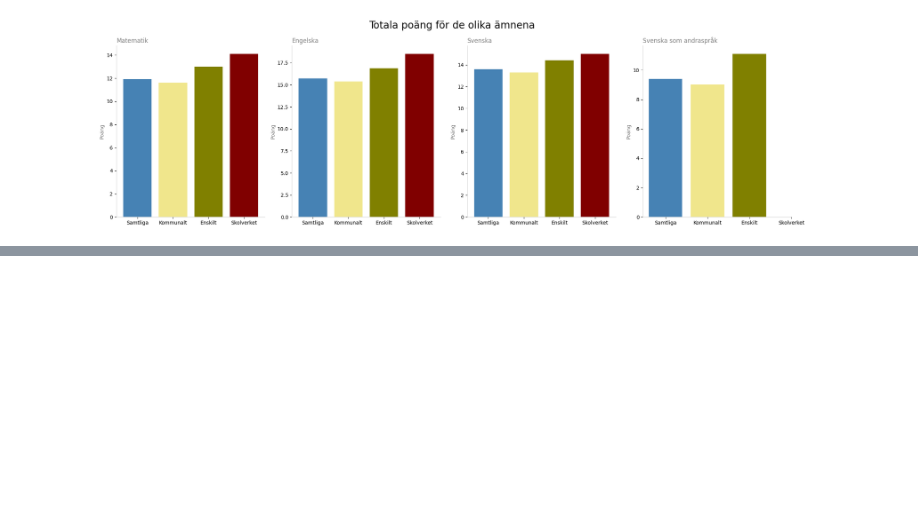
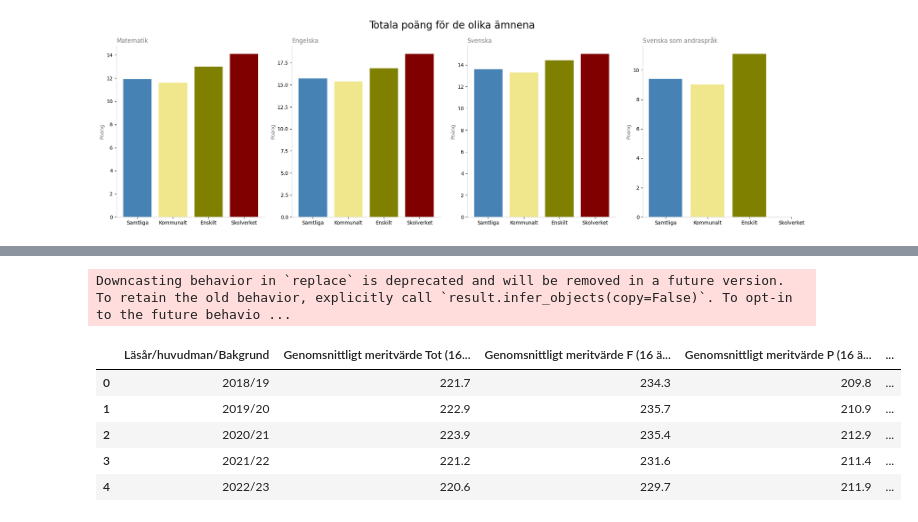
Before and after one commit to Utjiman/Python-Richard-Boden-OPA23, a Jupyter notebook: Labb2/Labb2.ipynb, the cells around one changed output, grey strips where cells are left out. Cells and saved outputs as stored; diff of their text form; code cells hidden in the pictures; blank space fills up the shorter version.

Commit message:
Remade 0.c) removed 0.e) in labb 2 started uppgift 1

```diff
--- a/Labb2/Labb2.ipynb
+++ b/Labb2/Labb2.ipynb
@@ -148,0 +156,25 @@ plt.show()
+# %%
+file_path_betyg = ("../Labb2/betyg_o_prov_riksnivå.xlsx")
+
+
+df_betyg_T1a = pd.read_excel(file_path_betyg, sheet_name='Tabell 1A', skiprows=9)
+df_betyg_T1b = pd.read_excel(file_path_betyg, sheet_name='Tabell 1B', skiprows=7)
+
+df_betyg_T1a.columns = ['Läsår/huvudman/Bakgrund', 'Elever som avslutat åk 9 (Totalt)', 'Elever som avslutat åk 9 (Flickor)', 'Elever som avslutat åk 9 (Pojkar)', ' Med slutbetyg (Totalt)',
+                        'Med slutbetyg (Flickor)', 'Med slutbetyg (Pojkar)', 'Med godkända slutbetyg (Totalt)',
+                        'Med godkända slutbetyg (Flickor)', 'Med godkända slutbetyg (Pojkar)']
+df_betyg_T1a.replace('.', np.nan, inplace=True)
+
+df_betyg_T1b.columns = ['Läsår/huvudman/Bakgrund', 'Genomsnittligt meritvärde Tot (16 ämnen)', 'Genomsnittligt meritvärde F (16 ämnen)', 'Genomsnittligt meritvärde P (16 ämnen)', ' Genomsnittligt meritvärde Tot (17 ämnen)',
+                        'Genomsnittligt meritvärde F (17 ämnen)', 'Genomsnittligt meritvärde P (17 ämnen)', '(%) elever som saknar godkänt betyg i ett eller fler ämnen (Totalt)',
+                        '(%) elever som saknar godkänt betyg i ett eller fler  ämnen (Flickor)', '(%) elever som saknar godkänt betyg i ett eller fler  ämnen (Pojkar)']
+
+df_betyg_T1b.head()
+# %% [output]
+Downcasting behavior in `replace` is deprecated and will be removed in a future version. To retain the old behavior, explicitly call `result.infer_objects(copy=False)`. To opt-in to the future behavio ...
+|  | Läsår/huvudman/Bakgrund | Genomsnittligt meritvärde Tot (16... | Genomsnittligt meritvärde F (16 ä... | Genomsnittligt meritvärde P (16 ä... | ... |
+| 0 | 2018/19 | 221.7 | 234.3 | 209.8 | ... |
+| 1 | 2019/20 | 222.9 | 235.7 | 210.9 | ... |
+| 2 | 2020/21 | 223.9 | 235.4 | 212.9 | ... |
+| 3 | 2021/22 | 221.2 | 231.6 | 211.4 | ... |
+| 4 | 2022/23 | 220.6 | 229.7 | 211.9 | ... |
```
Also changed, not shown: parts of 8 cells of this notebook, 6 other files.
